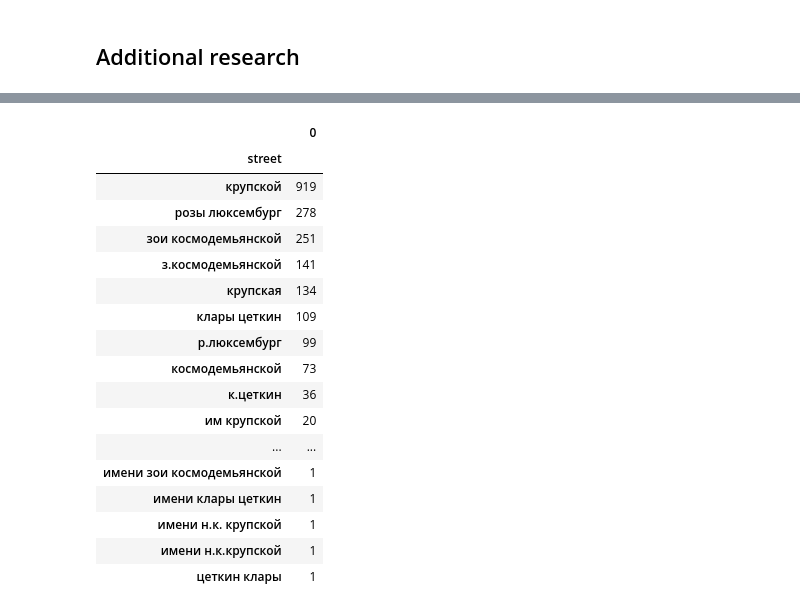
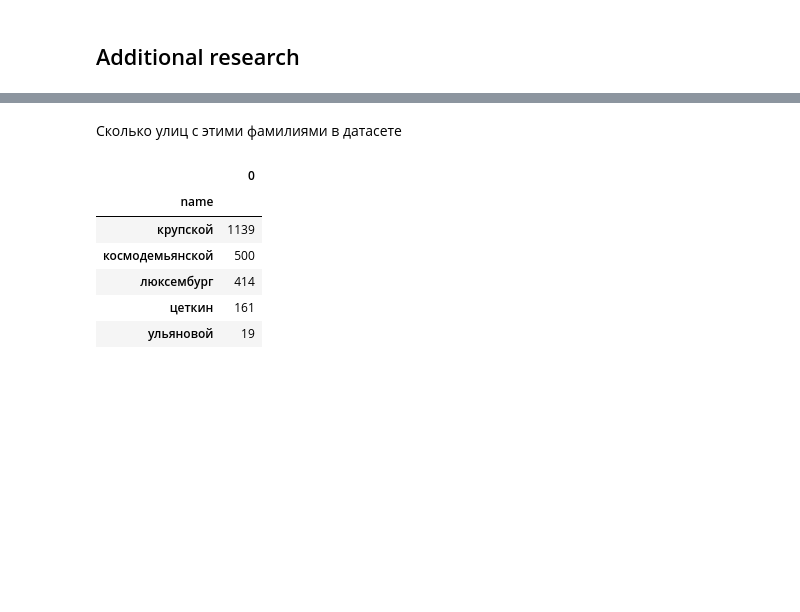
Before and after one commit to kkruglik/female_streets, a Jupyter notebook: russian_streets.ipynb, the cells around one changed output, grey strips where cells are left out. Saved outputs shown, nothing was run; the diff lists cells and outputs as text; code cells hidden in the pictures; blank space fills up the shorter version.

```diff
--- a/russian_streets.ipynb
+++ b/russian_streets.ipynb
@@ -761,24 +792,3 @@ mask = dataset['street'].str.contains('|'.join(add_names))
-# %%
-dataset[mask].groupby("street").size().sort_values(ascending=False).to_frame()
-# %% [output]
-|  | 0 |
-| street |  |
-| крупской | 919 |
-| розы люксембург | 278 |
-| зои космодемьянской | 251 |
-| з.космодемьянской | 141 |
-| крупская | 134 |
-| клары цеткин | 109 |
-| р.люксембург | 99 |
-| космодемьянской | 73 |
-| к.цеткин | 36 |
-| им крупской | 20 |
-| ... | ... |
-| имени зои космодемьянской | 1 |
-| имени клары цеткин | 1 |
-| имени н.к. крупской | 1 |
-| имени н.к.крупской | 1 |
-| цеткин клары | 1 |
 # %%
 dataset['name'] = None
 # %%
@@ -787,0 +801,13 @@ for name in add_names:
+# %% [markdown]
+Сколько улиц с этими фамилиями в датасете
+# %%
+mask = dataset['street'].str.contains('|'.join(add_names))
+dataset[mask].groupby("name").size().sort_values(ascending=False).to_frame()
+# %% [output]
+|  | 0 |
+| name |  |
+| крупской | 1139 |
+| космодемьянской | 500 |
+| люксембург | 414 |
+| цеткин | 161 |
+| ульяновой | 19 |
```
Also changed, not shown: parts of 9 cells of this notebook.
